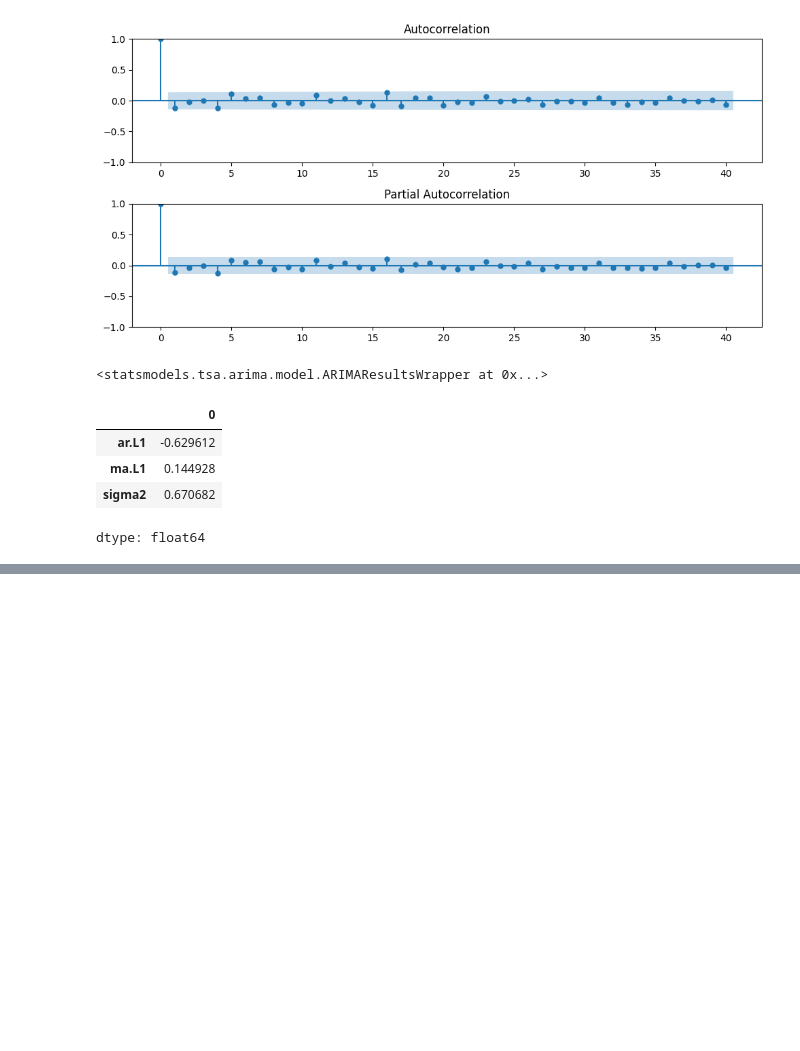
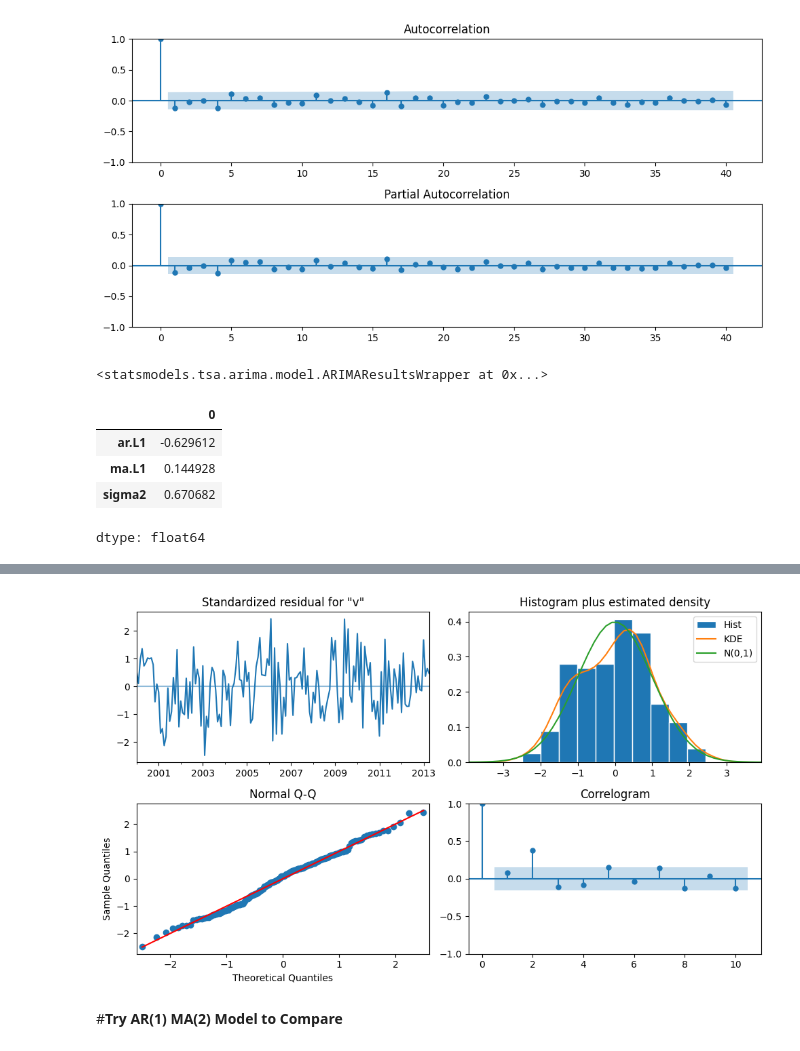
Before and after one commit to dohaalnabahin/Data_science_and_machine_learning_Journey, a Jupyter notebook: Moving_Average_(MA)_Models.ipynb, the cells around one changed output, grey strips where cells are left out. Drawn from its saved outputs; the diff is of its cells as text; code cells hidden in the pictures; blank space fills up the shorter version.

```diff
--- a/Moving_Average_(MA)_Models.ipynb
+++ b/Moving_Average_(MA)_Models.ipynb
@@ -330,0 +489,8 @@ dtype: float64
+# %%
+# First define the orders (p,d,q)
+p = 0
+d = 0
+q = 1
+
+# Now instantiate the model with the data and fit
+ma_1_model = tsa.ARIMA(train, order = (p,d,q)).fit()
@@ -330,0 +519,9 @@ dtype: float64
+# %%
+# Obtain diagnostic plots
+fig = ma_1_model.plot_diagnostics()
+fig.set_size_inches(10,6)
+fig.tight_layout()
+# %% [output]
+[figure, added]
+# %% [markdown]
+#**Try AR(1) MA(2) Model to Compare**
```
Also changed, not shown: parts of 16 cells of this notebook.
